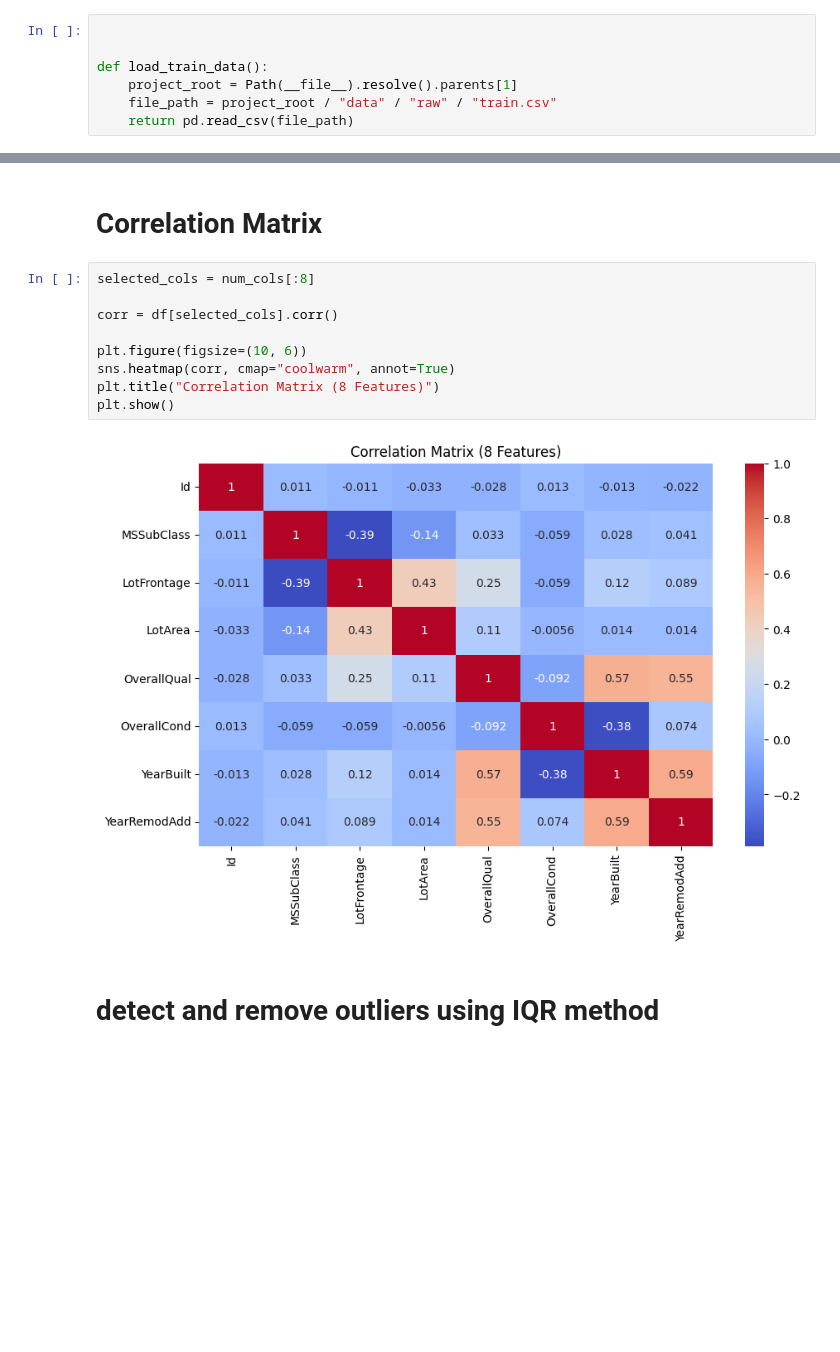
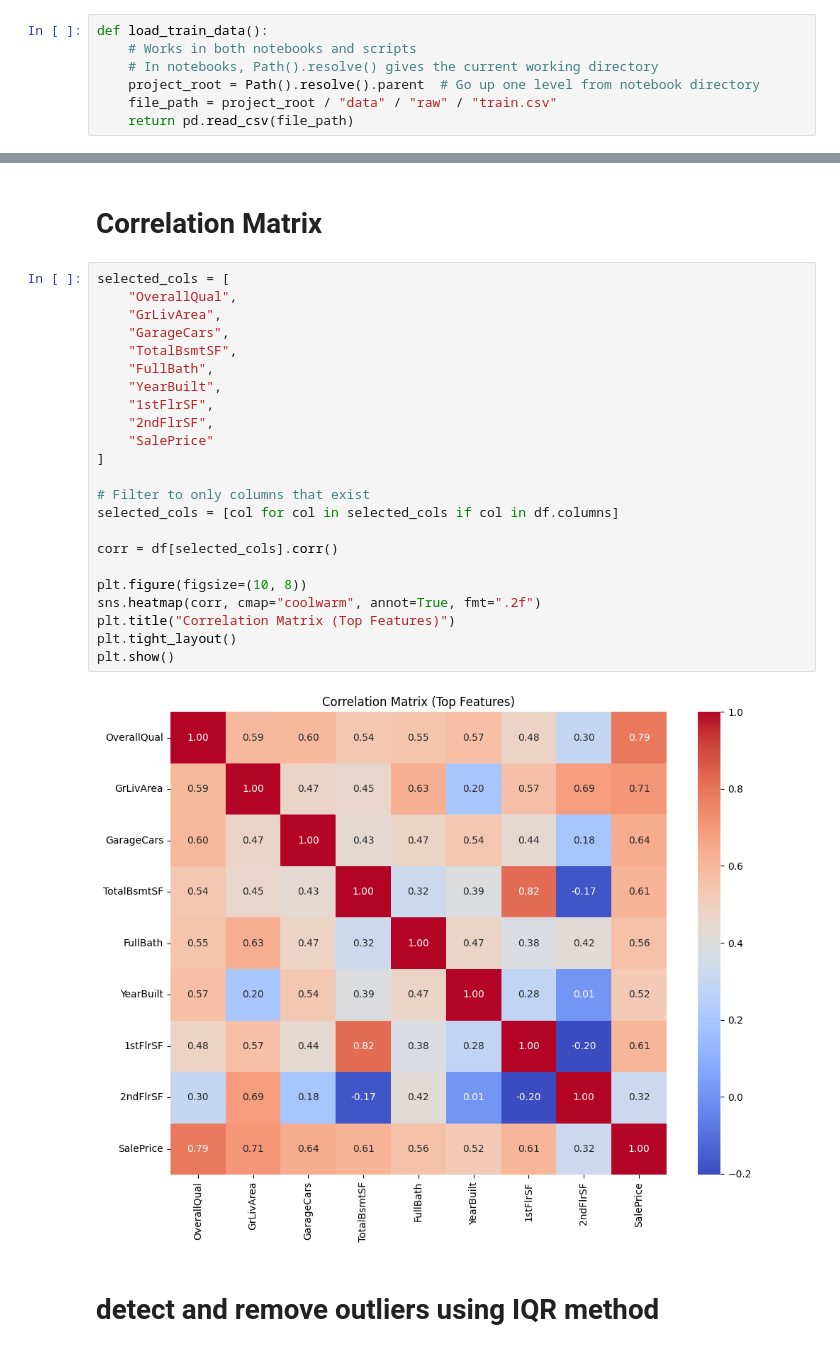
Before and after one commit to Aliredafadel1/real-state-agent, a Jupyter notebook: notebooks/eda.ipynb, the cells around one changed output, grey strips where cells are left out. Saved outputs shown, nothing was run; the diff lists cells and outputs as text; blank space fills up the shorter version.

```diff
--- a/notebooks/eda.ipynb
+++ b/notebooks/eda.ipynb
@@ -13,10 +13,10 @@ import seaborn as sns
 # %% [markdown]
 # Data Loading and Initial Setup
 # %%
-
-
 def load_train_data():
-    project_root = Path(__file__).resolve().parents[1]
+    # Works in both notebooks and scripts
+    # In notebooks, Path().resolve() gives the current working directory
+    project_root = Path().resolve().parent  # Go up one level from notebook directory
     file_path = project_root / "data" / "raw" / "train.csv"
     return pd.read_csv(file_path)
 # %% [markdown]
@@ -163,16 +161,30 @@ plt.show()
 # %% [markdown]
 # Correlation Matrix
 # %%
-selected_cols = num_cols[:8]
+selected_cols = [
+    "OverallQual",
+    "GrLivArea",
+    "GarageCars",
+    "TotalBsmtSF",
+    "FullBath",
+    "YearBuilt",
+    "1stFlrSF",
+    "2ndFlrSF",
+    "SalePrice"
+]
+
+# Filter to only columns that exist
+selected_cols = [col for col in selected_cols if col in df.columns]
 
 corr = df[selected_cols].corr()
 
-plt.figure(figsize=(10, 6))
-sns.heatmap(corr, cmap="coolwarm", annot=True)
-plt.title("Correlation Matrix (8 Features)")
+plt.figure(figsize=(10, 8))
+sns.heatmap(corr, cmap="coolwarm", annot=True, fmt=".2f")
+plt.title("Correlation Matrix (Top Features)")
+plt.tight_layout()
 plt.show()
 # %% [output]
-[figure, old version]
+[figure, new version]
 # %% [markdown]
 # detect and remove outliers using IQR method
 # %%
```
Also changed, not shown: parts of 3 cells of this notebook, 10 other files.
